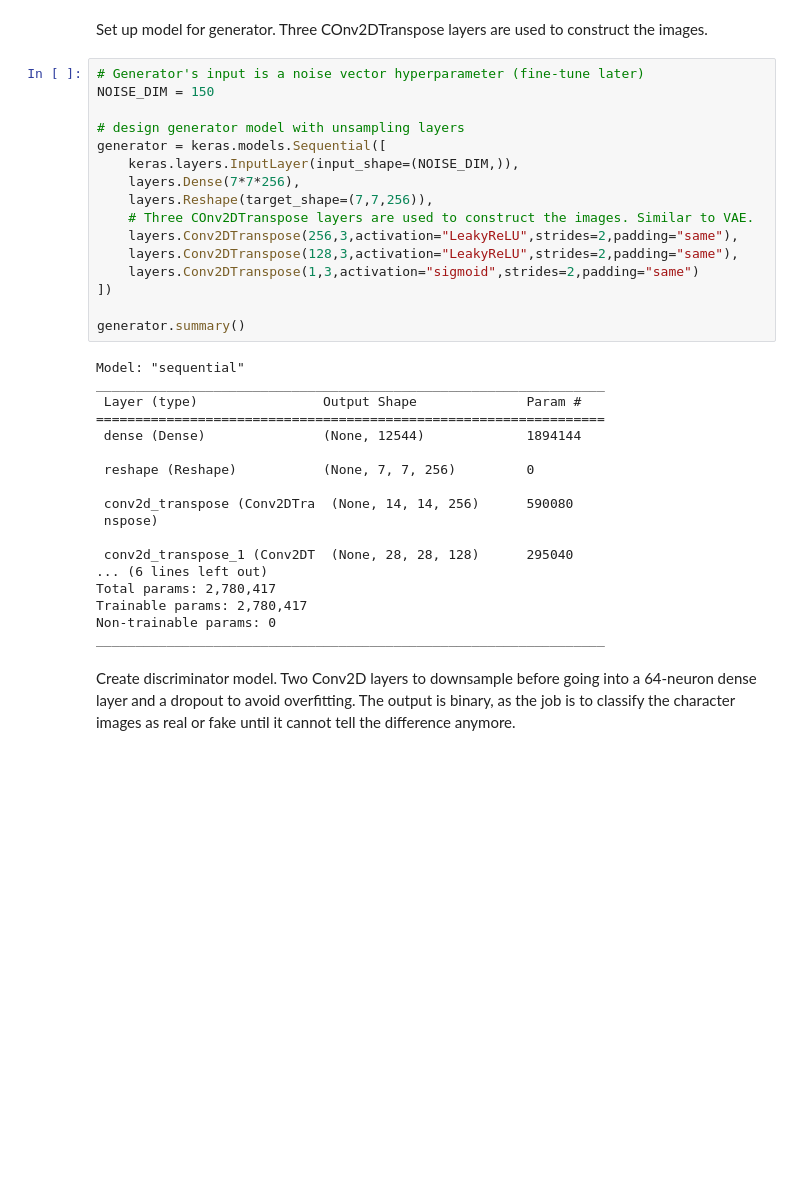
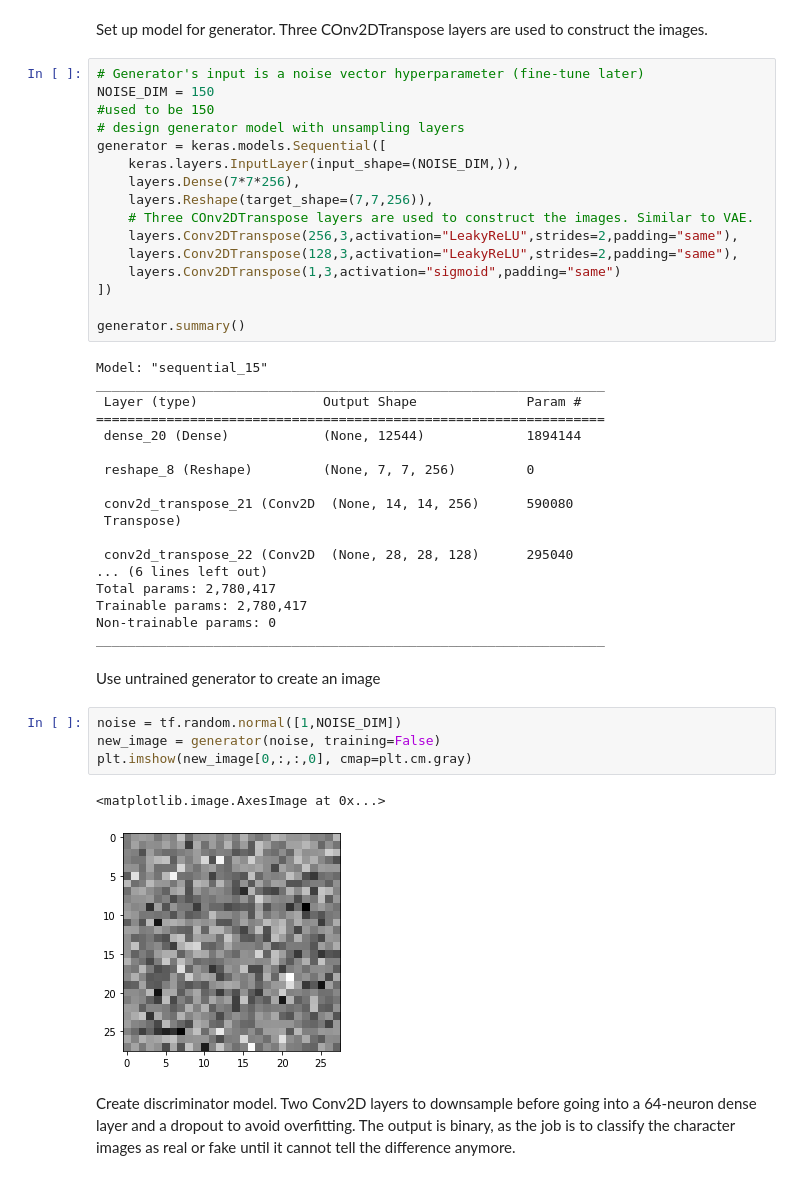
Before and after one commit to marsof02/Handwritten-Character-Generator, a Jupyter notebook: CharacterGAN.ipynb, the cells around one changed output. Cells and saved outputs as stored; diff of their text form; blank space fills up the shorter version.

```diff
--- a/CharacterGAN.ipynb
+++ b/CharacterGAN.ipynb
@@ -104,7 +116,7 @@ Set up model for generator. Three COnv2DTranspose layers are used to construct t
 # %%
 # Generator's input is a noise vector hyperparameter (fine-tune later)
 NOISE_DIM = 150
-
+#used to be 150
 # design generator model with unsampling layers
 generator = keras.models.Sequential([
     keras.layers.InputLayer(input_shape=(NOISE_DIM,)),
@@ -113,28 +125,37 @@ generator = keras.models.Sequential([
     # Three COnv2DTranspose layers are used to construct the images. Similar to VAE.
     layers.Conv2DTranspose(256,3,activation="LeakyReLU",strides=2,padding="same"),
     layers.Conv2DTranspose(128,3,activation="LeakyReLU",strides=2,padding="same"),
-    layers.Conv2DTranspose(1,3,activation="sigmoid",strides=2,padding="same")
+    layers.Conv2DTranspose(1,3,activation="sigmoid",padding="same")
 ])
 
 generator.summary()
 # %% [output]
-Model: "sequential"
+Model: "sequential_15"
 _________________________________________________________________
  Layer (type)                Output Shape              Param #
 =================================================================
- dense (Dense)               (None, 12544)             1894144
+ dense_20 (Dense)            (None, 12544)             1894144
 
- reshape (Reshape)           (None, 7, 7, 256)         0
+ reshape_8 (Reshape)         (None, 7, 7, 256)         0
 
- conv2d_transpose (Conv2DTra  (None, 14, 14, 256)      590080
- nspose)
+ conv2d_transpose_21 (Conv2D  (None, 14, 14, 256)      590080
+ Transpose)
 
- conv2d_transpose_1 (Conv2DT  (None, 28, 28, 128)      295040
+ conv2d_transpose_22 (Conv2D  (None, 28, 28, 128)      295040
 ... (6 lines left out)
 Total params: 2,780,417
 Trainable params: 2,780,417
 Non-trainable params: 0
 _________________________________________________________________
+# %% [markdown]
+Use untrained generator to create an image
+# %%
+noise = tf.random.normal([1,NOISE_DIM])
+new_image = generator(noise, training=False)
+plt.imshow(new_image[0,:,:,0], cmap=plt.cm.gray)
+# %% [output]
+<matplotlib.image.AxesImage at 0x...>
+[figure, added]
 # %% [markdown]
 Create discriminator model. Two Conv2D layers to downsample before going into a 64-neuron dense layer and a dropout to avoid overfitting. The output is binary, as the job is to classify the character images as real or fake until it cannot tell the difference anymore.
 # %%
```
Also changed, not shown: parts of 13 cells of this notebook.
